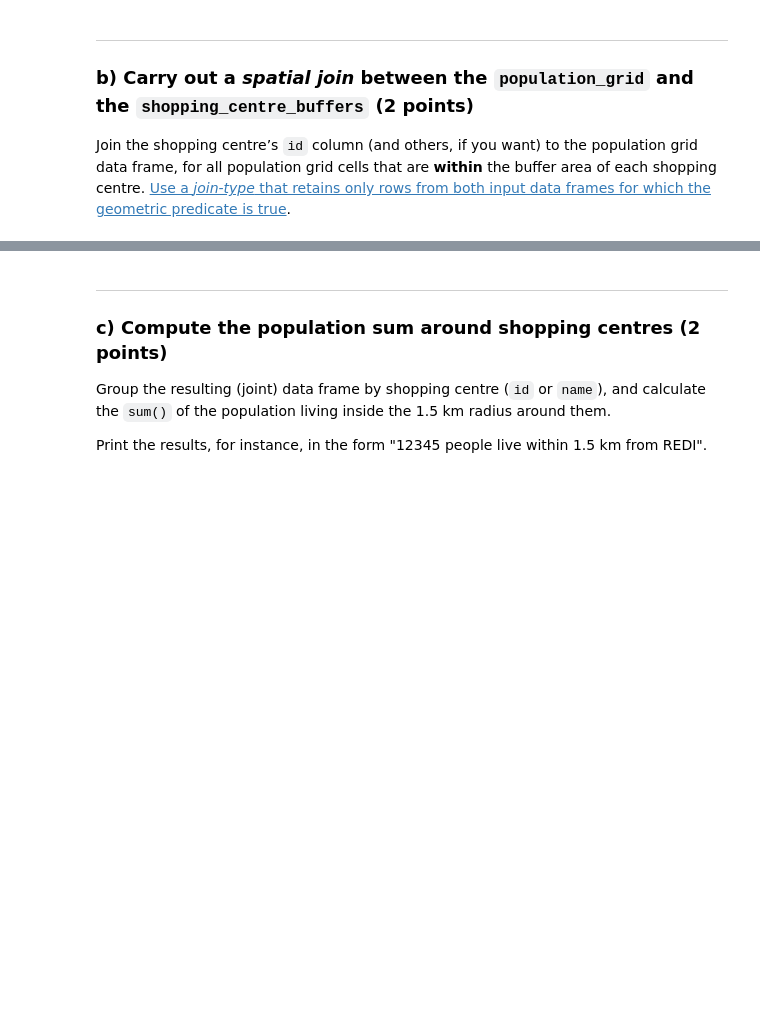
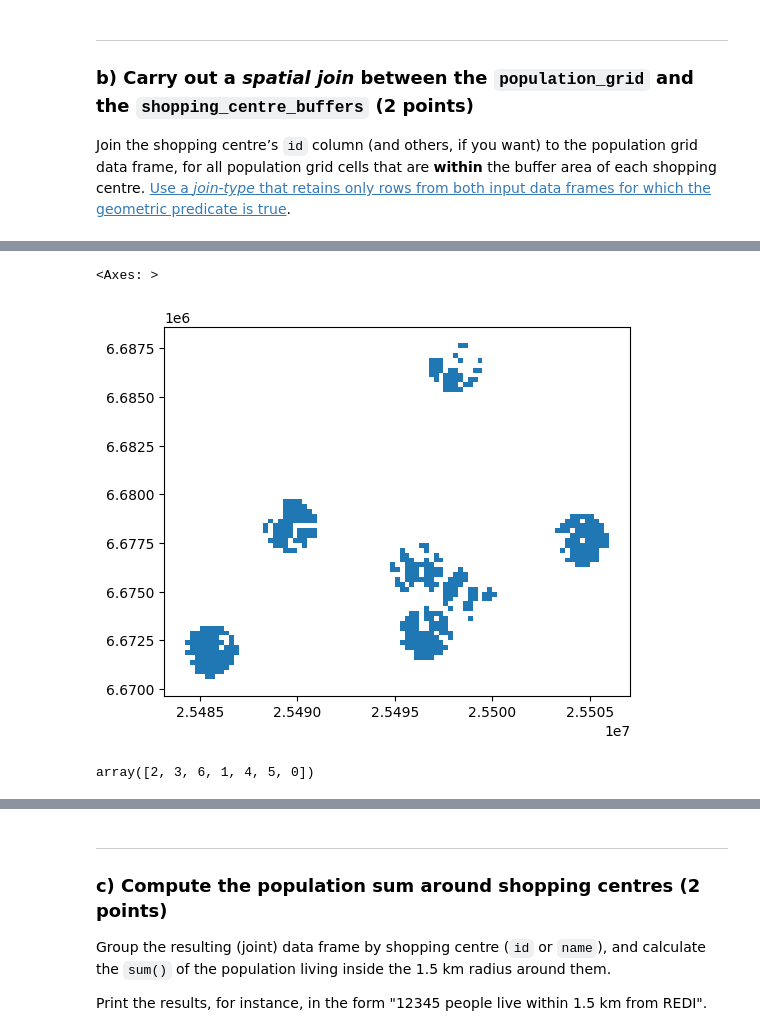
Before and after one commit to SyedAR-17/Geo-Python, a Jupyter notebook: Exercise-3-Problem-3.ipynb, the cells around one changed output, grey strips where cells are left out. Drawn from its saved outputs; the diff is of its cells as text; code cells hidden in the pictures; blank space fills up the shorter version.

```diff
--- a/Exercise-3-Problem-3.ipynb
+++ b/Exercise-3-Problem-3.ipynb
@@ -130,0 +125,10 @@ addresses_with_population_data.head()
+# %%
+# prompt: Carry out a spatial join between the population_grid and the shopping_centre_buffers (2 points)
+# Join the shopping centre’s id column (and others, if you want) to the population grid data frame, for all population grid cells that are within the buffer area of each shopping centre. Use a join-type that retains only rows from both input data frames for which the geometric predicate is true.
+
+joined_data = geopandas.sjoin(
+    population_grid,
+    shopping_centre_buffers,
+    how="inner",
+    op="within",
+)
@@ -130,0 +151,11 @@ addresses_with_population_data.head()
+# %%
+joined_data.plot()
+# %% [output]
+<Axes: >
+[figure, added]
+# %%
+# prompt: uniayq values of index colloumn
+
+joined_data.index_right.unique()
+# %% [output]
+array([2, 3, 6, 1, 4, 5, 0])
```
Also changed, not shown: parts of 12 cells of this notebook.
